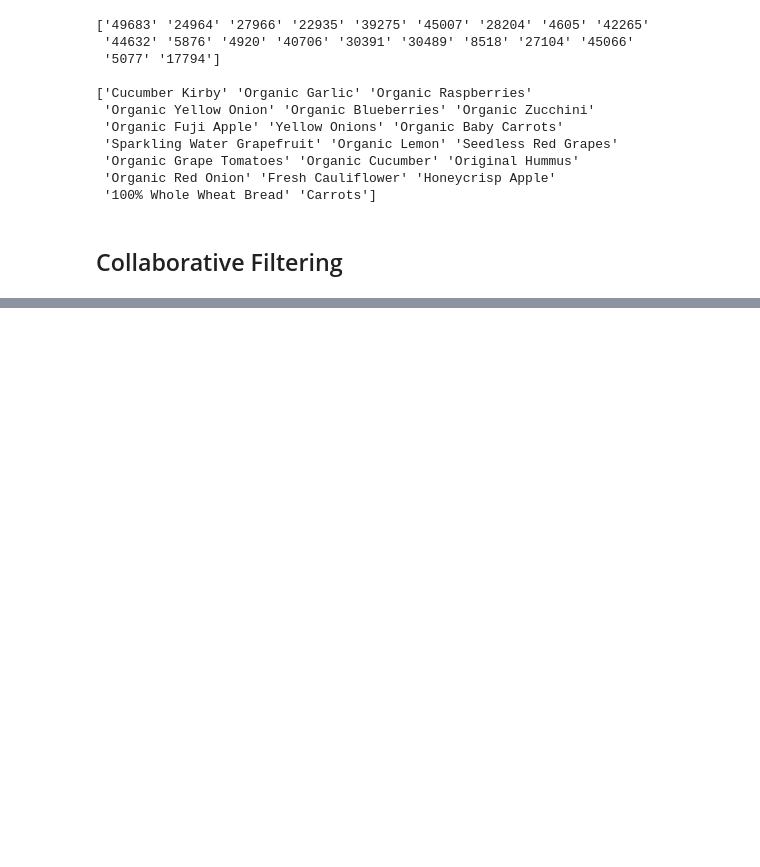
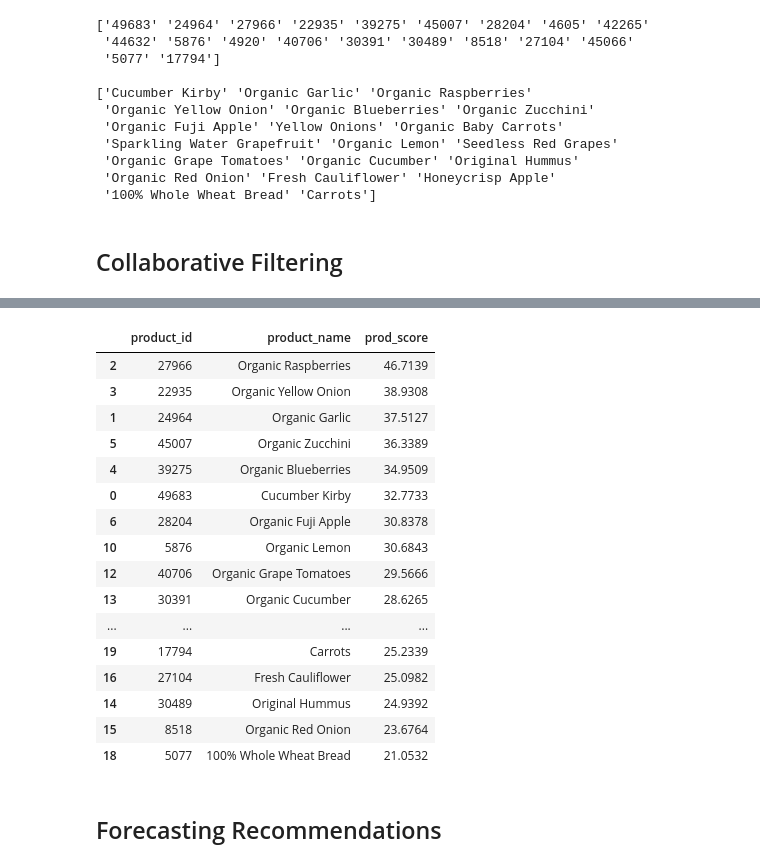
Before and after one commit to hanhanwu/Hanhan_Break_the_Limits, a Jupyter notebook: Bank_Fantasy/Golden_Bridge/recommendation_experiments/similarity_recommendations.ipynb, the cells around one changed output, grey strips where cells are left out. Saved outputs shown, nothing was run; the diff lists cells and outputs as text; code cells hidden in the pictures; blank space fills up the shorter version.

```diff
--- a/Bank_Fantasy/Golden_Bridge/recommendation_experiments/similarity_recommendations.ipynb
+++ b/Bank_Fantasy/Golden_Bridge/recommendation_experiments/similarity_recommendations.ipynb
@@ -231,0 +252,50 @@ print(prod_ct_df['product_name'].values[:n])
+# %%
+n_merchant = 10
+similar_merchant_lst = merchant_similarity_df['merchant'].values[:n_merchant]
+merchant_similarity_lst = merchant_similarity_df['similarity_score'].values[:n_merchant]
+
+@ray.remote
+def get_product_score(prod_df, product_id, product_name):
+    total_weighted_frequency = 0.0
+    total_similarity = 0.0
+
+    for i in range(len(similar_merchant_lst)):
+        merchant = similar_merchant_lst[i]
+        tmp_df = prod_df.loc[prod_df['merchant']==merchant]
+        if tmp_df.shape[0] > 0:
+            daily_avg = tmp_df['order_id'].nunique()/tmp_df['purchase_date'].nunique()
+            similarity = merchant_similarity_lst[i]
+
+            total_similarity += similarity
+            total_weighted_frequency += similarity * daily_avg
+    prod_score = total_weighted_frequency/total_similarity
+
+    return {'product_id': product_id, 'product_name': product_name, 'prod_score': round(prod_score, 4)}
+# %%
+prod_score_lst = [get_product_score.remote(all_order_train.loc[all_order_train['product_id']==int(product_lst[i])][['merchant', 'order_id', 'purchase_date']],
+                                           product_lst[i], prod_ct_df['product_name'].values[i])
+                  for i in range(len(product_lst))]
+# %%
+prod_score_df = pd.DataFrame(ray.get(prod_score_lst))
+prod_score_df = prod_score_df.sort_values(by='prod_score', ascending=False)
+prod_score_df
+# %% [output]
+|  | product_id | product_name | prod_score |
+| 2 | 27966 | Organic Raspberries | 46.7139 |
+| 3 | 22935 | Organic Yellow Onion | 38.9308 |
+| 1 | 24964 | Organic Garlic | 37.5127 |
+| 5 | 45007 | Organic Zucchini | 36.3389 |
+| 4 | 39275 | Organic Blueberries | 34.9509 |
+| 0 | 49683 | Cucumber Kirby | 32.7733 |
+| 6 | 28204 | Organic Fuji Apple | 30.8378 |
+| 10 | 5876 | Organic Lemon | 30.6843 |
+| 12 | 40706 | Organic Grape Tomatoes | 29.5666 |
+| 13 | 30391 | Organic Cucumber | 28.6265 |
+| ... | ... | ... | ... |
+| 19 | 17794 | Carrots | 25.2339 |
+| 16 | 27104 | Fresh Cauliflower | 25.0982 |
+| 14 | 30489 | Original Hummus | 24.9392 |
+| 15 | 8518 | Organic Red Onion | 23.6764 |
+| 18 | 5077 | 100% Whole Wheat Bread | 21.0532 |
+# %% [markdown]
+## Forecasting Recommendations
```
Also changed, not shown: parts of 3 cells of this notebook.
